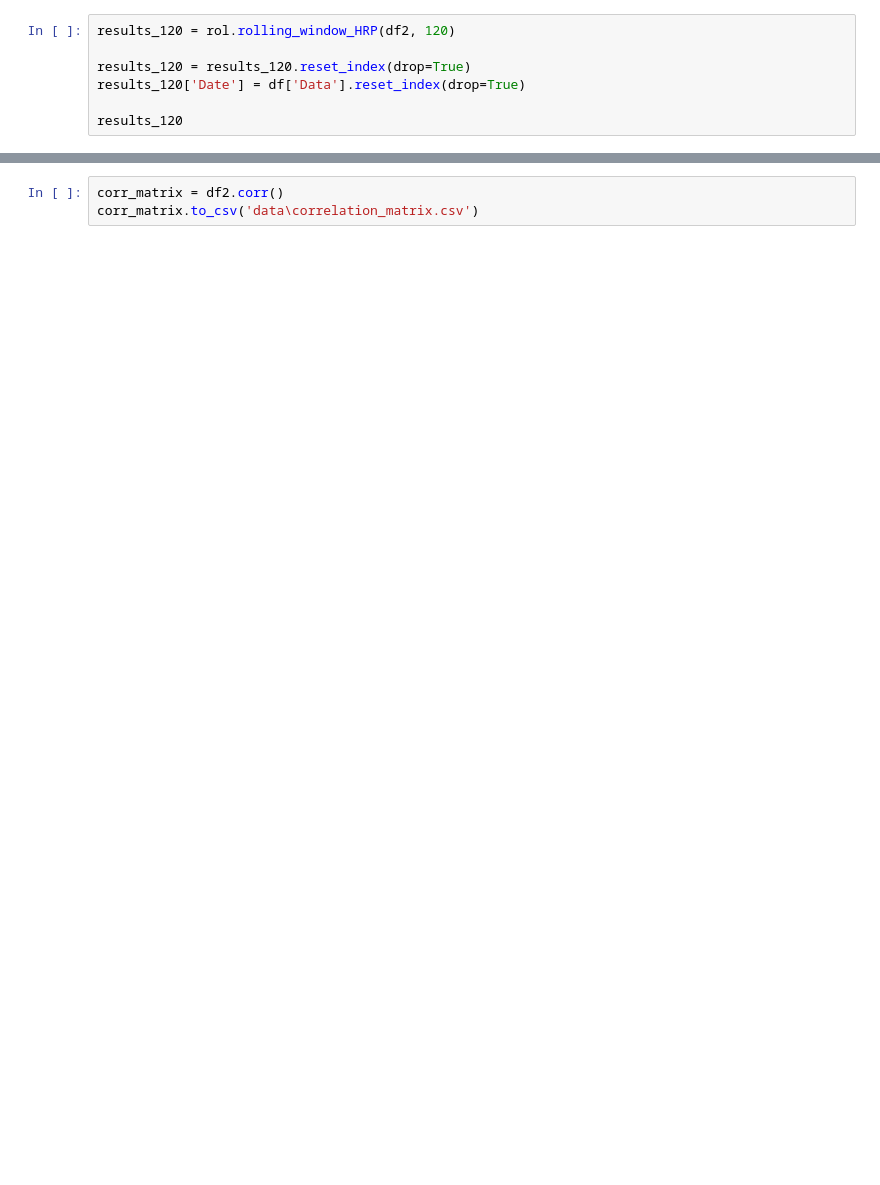
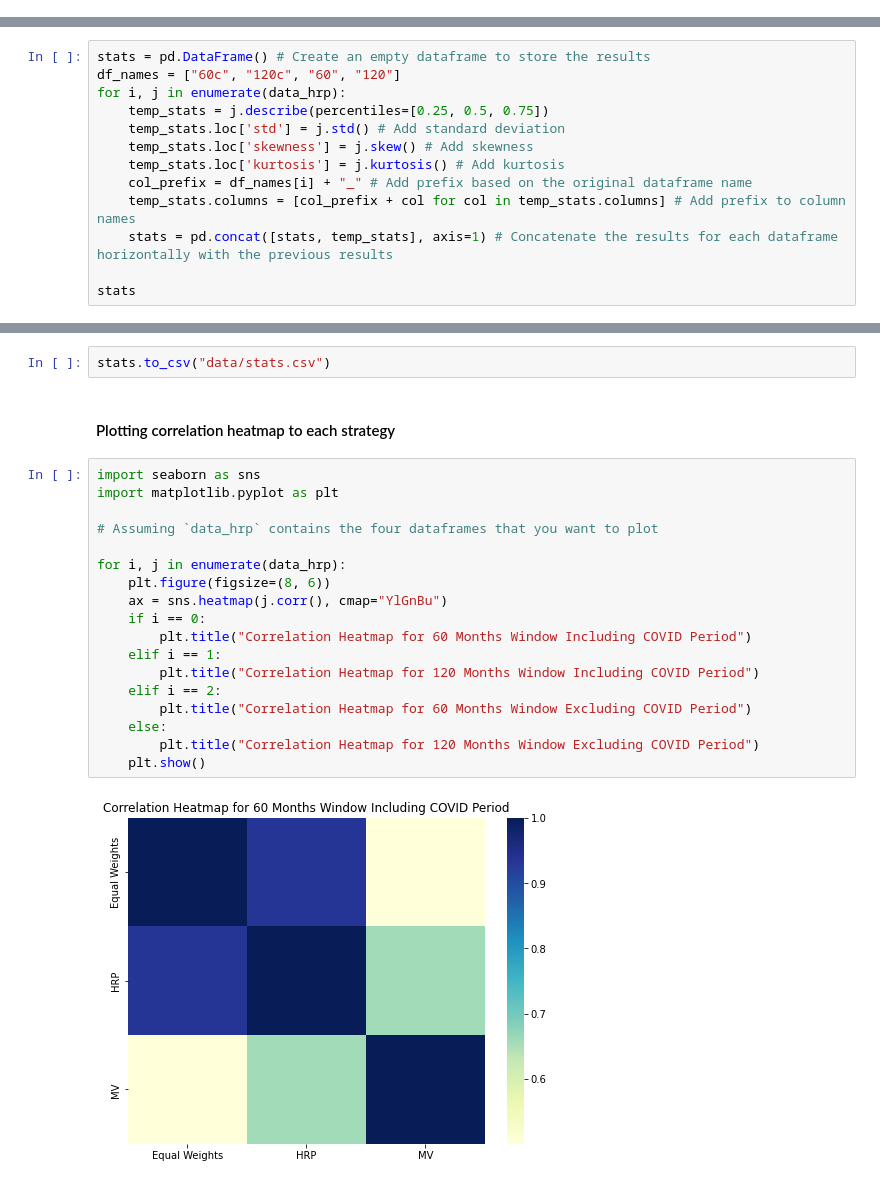
Before and after one commit to felipereis150/BrazilianHRP, a Jupyter notebook: analiysis.ipynb, the cells around one changed output, grey strips where cells are left out. Cells and saved outputs as stored; diff of their text form; blank space fills up the shorter version.

```diff
--- a/analiysis.ipynb
+++ b/analiysis.ipynb
@@ -52,7 +25,0 @@ results_60
-# %%
-results_120 = rol.rolling_window_HRP(df2, 120)
-
-results_120 = results_120.reset_index(drop=True)
-results_120['Date'] = df['Data'].reset_index(drop=True)
-
-results_120
@@ -134,0 +66,13 @@ stats_combined
+# %%
+stats = pd.DataFrame() # Create an empty dataframe to store the results
+df_names = ["60c", "120c", "60", "120"]
+for i, j in enumerate(data_hrp):
+    temp_stats = j.describe(percentiles=[0.25, 0.5, 0.75])
+    temp_stats.loc['std'] = j.std() # Add standard deviation
+    temp_stats.loc['skewness'] = j.skew() # Add skewness
+    temp_stats.loc['kurtosis'] = j.kurtosis() # Add kurtosis
+    col_prefix = df_names[i] + "_" # Add prefix based on the original dataframe name
+    temp_stats.columns = [col_prefix + col for col in temp_stats.columns] # Add prefix to column names
+    stats = pd.concat([stats, temp_stats], axis=1) # Concatenate the results for each dataframe horizontally with the previous results
+
+stats
@@ -135,3 +91,24 @@ stats_combined
 # %%
-corr_matrix = df2.corr()
-corr_matrix.to_csv('data\correlation_matrix.csv')
+stats.to_csv("data/stats.csv")
+# %% [markdown]
+#### Plotting correlation heatmap to each strategy
+# %%
+import seaborn as sns
+import matplotlib.pyplot as plt
+
+# Assuming `data_hrp` contains the four dataframes that you want to plot
+
+for i, j in enumerate(data_hrp):
+    plt.figure(figsize=(8, 6))
+    ax = sns.heatmap(j.corr(), cmap="YlGnBu")
+    if i == 0:
+        plt.title("Correlation Heatmap for 60 Months Window Including COVID Period")
+    elif i == 1:
+        plt.title("Correlation Heatmap for 120 Months Window Including COVID Period")
+    elif i == 2:
+        plt.title("Correlation Heatmap for 60 Months Window Excluding COVID Period")
+    else:
+        plt.title("Correlation Heatmap for 120 Months Window Excluding COVID Period")
+    plt.show()
+# %% [output]
+[figure, added]
```
Also changed, not shown: parts of 18 cells of this notebook, 12 other files.
